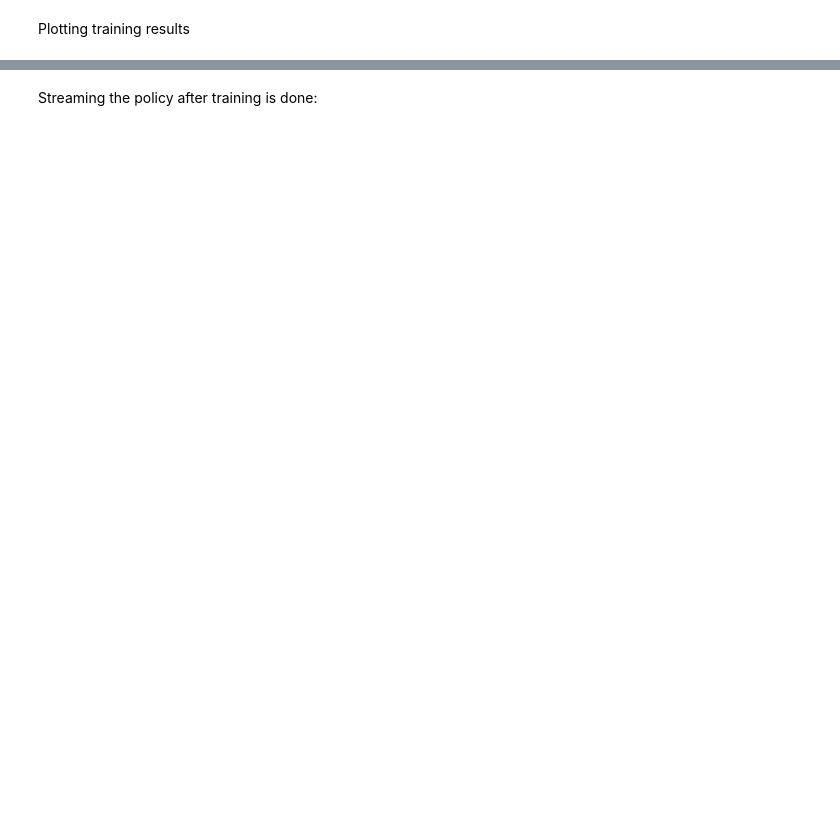
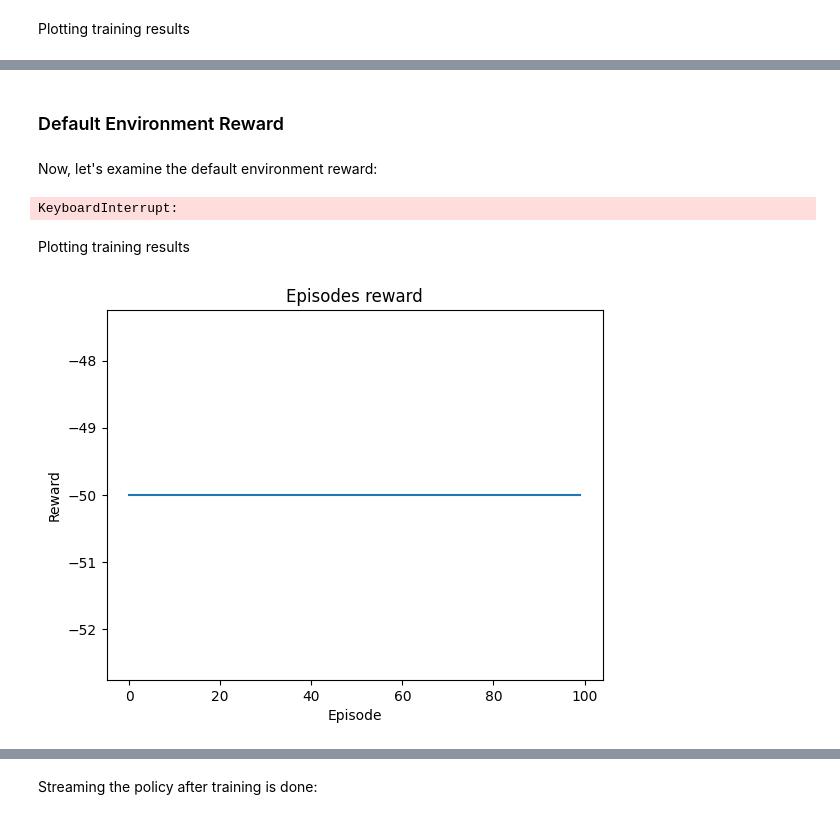
Before and after one commit to mhornstein/RL-Sokoban, a Jupyter notebook: notebook/Final_Project_sokoban.ipynb, the cells around one changed output, grey strips where cells are left out. Saved outputs shown, nothing was run; the diff lists cells and outputs as text; code cells hidden in the pictures; blank space fills up the shorter version.

```diff
--- a/notebook/Final_Project_sokoban.ipynb
+++ b/notebook/Final_Project_sokoban.ipynb
@@ -435,0 +495,21 @@ lineplot(data=loss_values, title='Loss', xlabel='Step sampled over time', ylabel
+# %% [markdown]
+###  Default Environment Reward
+# %% [markdown]
+Now, let's examine the default environment reward:
+# %%
+start_time = time.time()
+
+env = EnvWrapper(sok, compliance=1, use_distance_reward=False)
+
+mid_train_policy, policy, policy_net, done_count, episodes_steps, episodes_rewards, episodes_loss = dqn(env=env, num_episodes=100, batch_size=32, gamma=0.999, ep_decay=0.999, epsilon=1,
+                                                                                                        target_freq_update=10, memory_buffer_size=10000, learning_rate=0.0001, steps_cutoff=500,
+                                                                                                        train_action_value_freq_update=1)
+print(f'Training done. Total time: {time.time() - start_time} seconds.')
+# %% [output]
+KeyboardInterrupt:
+# %% [markdown]
+Plotting training results
+# %%
+lineplot(data=episodes_rewards, title='Episodes reward', xlabel='Episode', ylabel='Reward')
+# %% [output]
+[figure, added]
```
Also changed, not shown: parts of 47 cells of this notebook, 2 other files.
